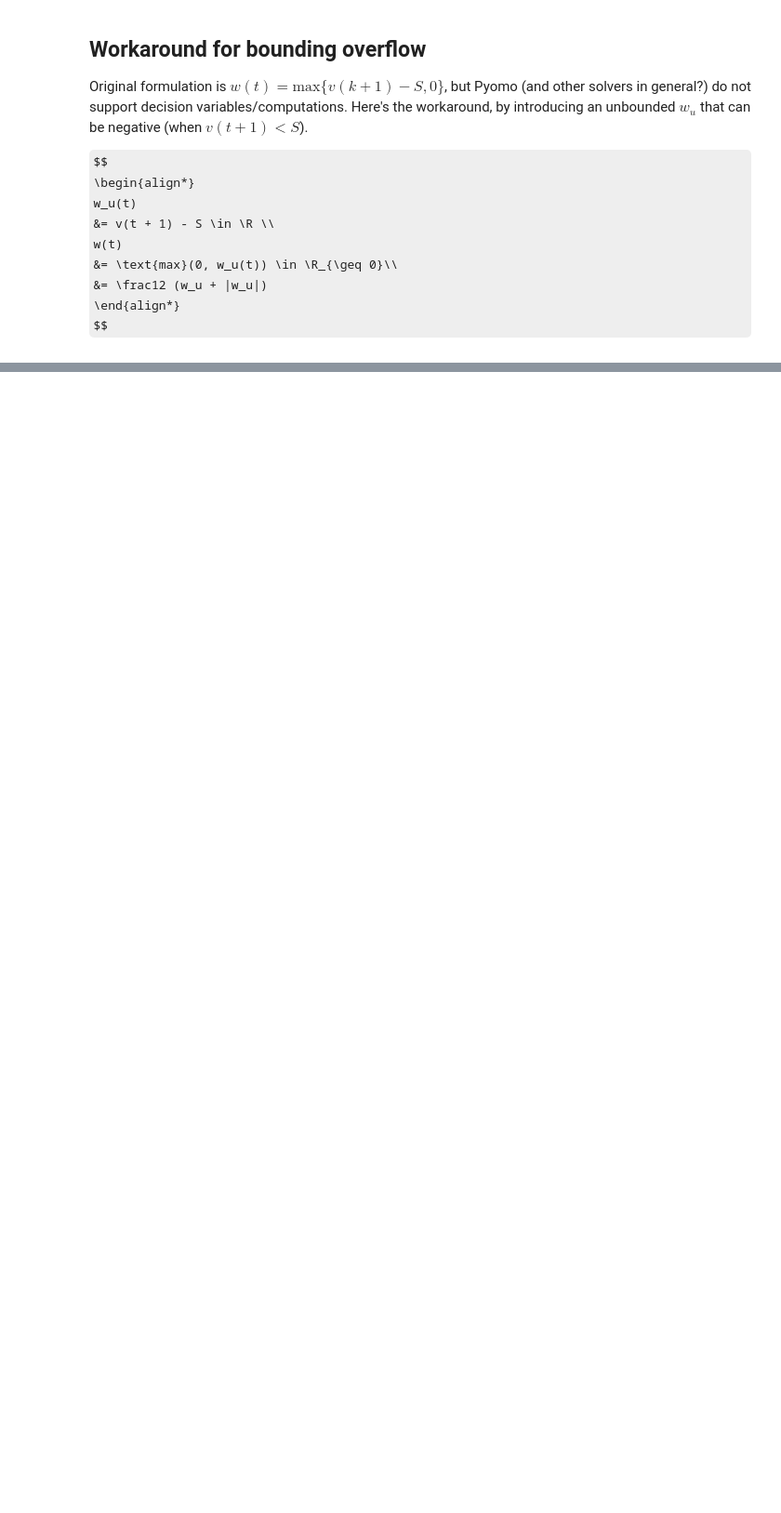
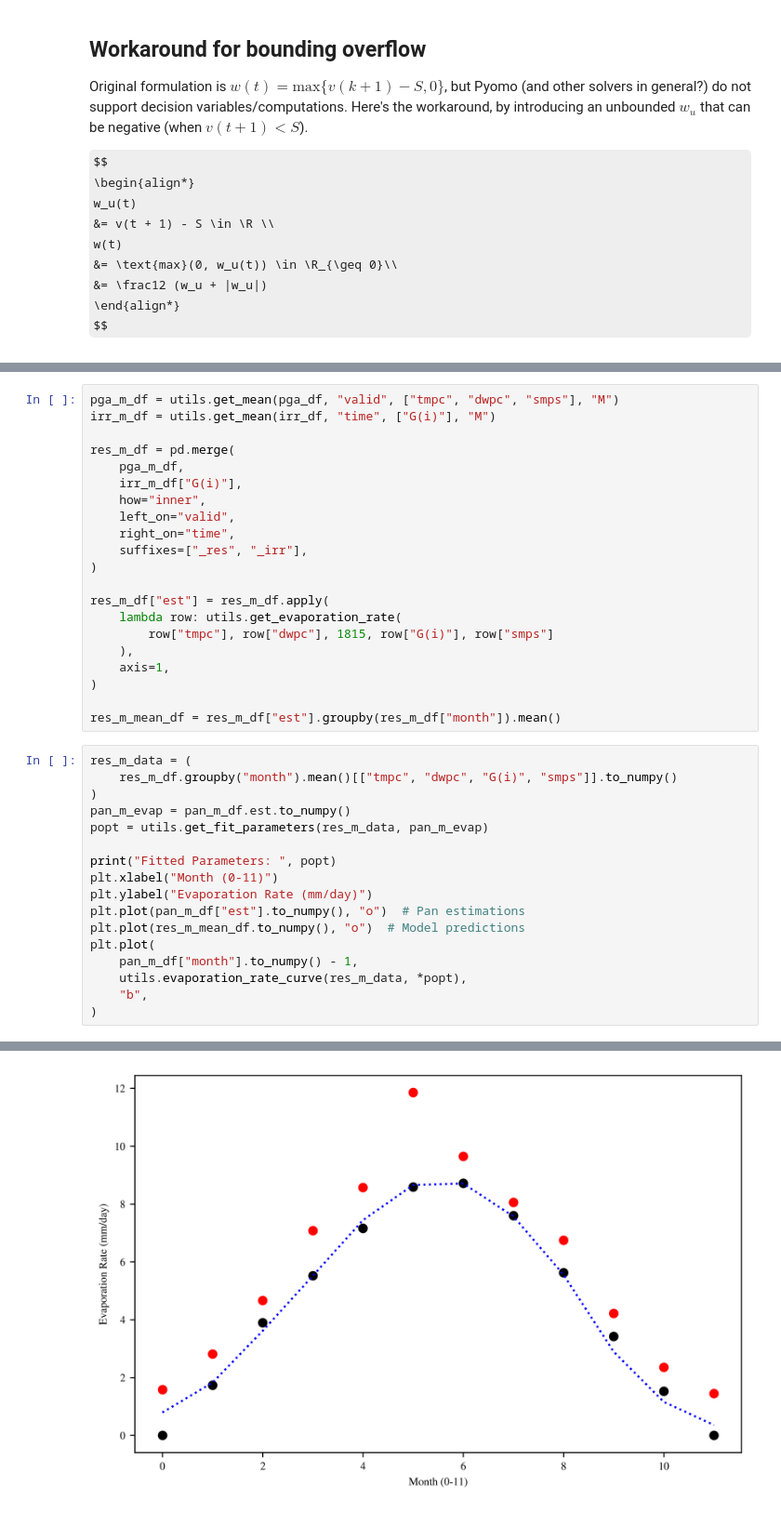
Before and after one commit to quinnouyang/Bodaway-Gap-Research, a Jupyter notebook: Water Optimization/dynamics_model/hydraulic_storage.ipynb, the cells around one changed output, grey strips where cells are left out. Shown at 93% size. Saved outputs shown, nothing was run; the diff lists cells and outputs as text; some formulas as TeX source; blank space fills up the shorter version.

```diff
--- a/Water Optimization/dynamics_model/hydraulic_storage.ipynb
+++ b/Water Optimization/dynamics_model/hydraulic_storage.ipynb
@@ -299,0 +331,39 @@ WARNING: Constructing RangeSet 'T_periods' from non-constant data (e.g., Var
+# %%
+pga_m_df = utils.get_mean(pga_df, "valid", ["tmpc", "dwpc", "smps"], "M")
+irr_m_df = utils.get_mean(irr_df, "time", ["G(i)"], "M")
+
+res_m_df = pd.merge(
+    pga_m_df,
+    irr_m_df["G(i)"],
+    how="inner",
+    left_on="valid",
+    right_on="time",
+    suffixes=["_res", "_irr"],
+)
+
+res_m_df["est"] = res_m_df.apply(
+    lambda row: utils.get_evaporation_rate(
+        row["tmpc"], row["dwpc"], 1815, row["G(i)"], row["smps"]
+    ),
+    axis=1,
+)
+
+res_m_mean_df = res_m_df["est"].groupby(res_m_df["month"]).mean()
+# %%
+res_m_data = (
+    res_m_df.groupby("month").mean()[["tmpc", "dwpc", "G(i)", "smps"]].to_numpy()
+)
+pan_m_evap = pan_m_df.est.to_numpy()
+popt = utils.get_fit_parameters(res_m_data, pan_m_evap)
+
+print("Fitted Parameters: ", popt)
+plt.xlabel("Month (0-11)")
+plt.ylabel("Evaporation Rate (mm/day)")
+plt.plot(pan_m_df["est"].to_numpy(), "o")  # Pan estimations
+plt.plot(res_m_mean_df.to_numpy(), "o")  # Model predictions
+plt.plot(
+    pan_m_df["month"].to_numpy() - 1,
+    utils.evaporation_rate_curve(res_m_data, *popt),
+    "b",
+)
+# %% [output]
@@ -299,0 +373 @@ WARNING: Constructing RangeSet 'T_periods' from non-constant data (e.g., Var
+[figure, added]
```
Also changed, not shown: parts of 12 cells of this notebook, 2 other files.
